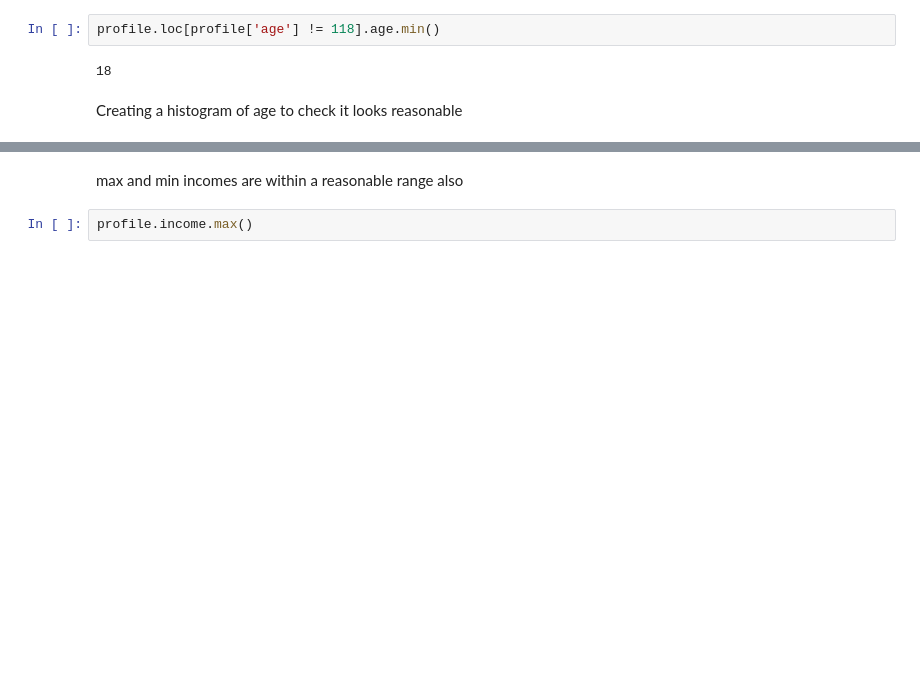
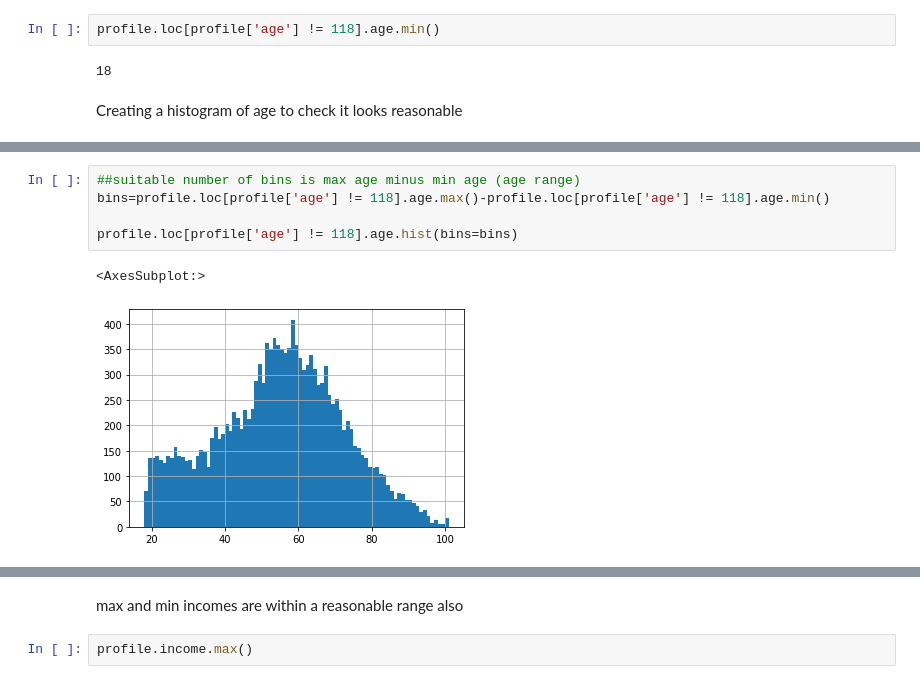
Before and after one commit to benjaminr4/starbucks_project, a Jupyter notebook: Dataset_Exploration.ipynb, the cells around one changed output, grey strips where cells are left out. Drawn from its saved outputs; the diff is of its cells as text; blank space fills up the shorter version.

```diff
--- a/Dataset_Exploration.ipynb
+++ b/Dataset_Exploration.ipynb
@@ -237,0 +313,8 @@ profile.age.hist()
+# %%
+##suitable number of bins is max age minus min age (age range)
+bins=profile.loc[profile['age'] != 118].age.max()-profile.loc[profile['age'] != 118].age.min()
+
+profile.loc[profile['age'] != 118].age.hist(bins=bins)
+# %% [output]
+<AxesSubplot:>
+[figure, added]
```
Also changed, not shown: parts of 173 cells of this notebook, 1 other file.
